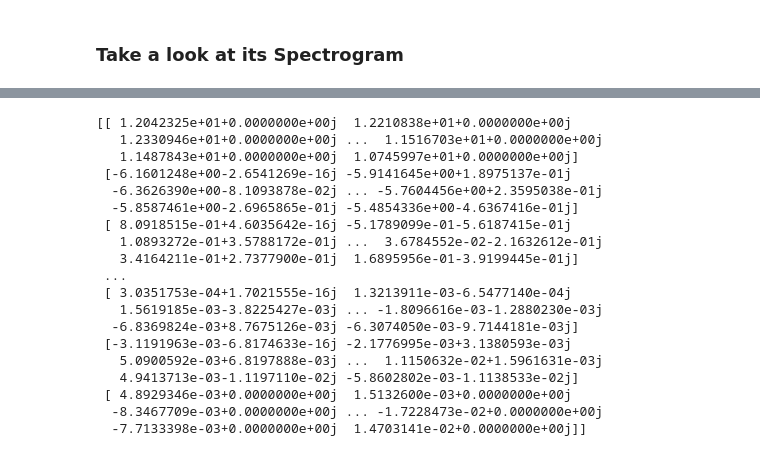
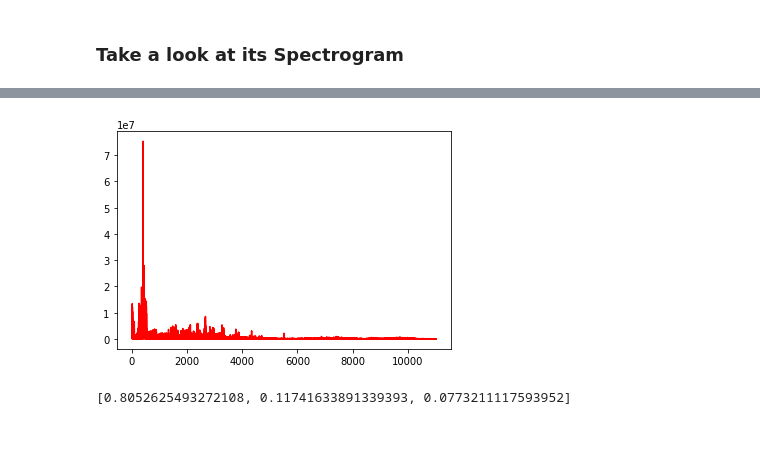
Before and after one commit to cksajil/MusicRJ, a Jupyter notebook: EDA.ipynb, the cells around one changed output, grey strips where cells are left out. Cells and saved outputs as stored; diff of their text form; code cells hidden in the pictures.

```diff
--- a/EDA.ipynb
+++ b/EDA.ipynb
@@ -54,22 +48,16 @@ librosa.display.specshow(Xdb, sr=Fs, x_axis='time', y_axis='hz')
-# %%
-print(X)
-# %% [output]
-[[ 1.2042325e+01+0.0000000e+00j  1.2210838e+01+0.0000000e+00j
-   1.2330946e+01+0.0000000e+00j ...  1.1516703e+01+0.0000000e+00j
-   1.1487843e+01+0.0000000e+00j  1.0745997e+01+0.0000000e+00j]
- [-6.1601248e+00-2.6541269e-16j -5.9141645e+00+1.8975137e-01j
-  -6.3626390e+00-8.1093878e-02j ... -5.7604456e+00+2.3595038e-01j
-  -5.8587461e+00-2.6965865e-01j -5.4854336e+00-4.6367416e-01j]
- [ 8.0918515e-01+4.6035642e-16j -5.1789099e-01-5.6187415e-01j
-   1.0893272e-01+3.5788172e-01j ...  3.6784552e-02-2.1632612e-01j
-   3.4164211e-01+2.7377900e-01j  1.6895956e-01-3.9199445e-01j]
- ...
- [ 3.0351753e-04+1.7021555e-16j  1.3213911e-03-6.5477140e-04j
-   1.5619185e-03-3.8225427e-03j ... -1.8096616e-03-1.2880230e-03j
-  -6.8369824e-03+8.7675126e-03j -6.3074050e-03-9.7144181e-03j]
- [-3.1191963e-03-6.8174633e-16j -2.1776995e-03+3.1380593e-03j
-   5.0900592e-03+6.8197888e-03j ...  1.1150632e-02+1.5961631e-03j
-   4.9413713e-03-1.1197110e-02j -5.8602802e-03-1.1138533e-02j]
- [ 4.8929346e-03+0.0000000e+00j  1.5132600e-03+0.0000000e+00j
-  -8.3467709e-03+0.0000000e+00j ... -1.7228473e-02+0.0000000e+00j
-  -7.7133398e-03+0.0000000e+00j  1.4703141e-02+0.0000000e+00j]]
+# %%
+from scipy.fftpack import fft
+from scipy.io import wavfile
+import numpy as np
+from scipy.signal import blackman
+fs, data = wavfile.read(CorpusPath+selected)
+w = blackman(len(data))
+c = fft(data*w)
+d = len(c)/2
+xf = np.linspace(0.0, 1.0/(2.0*(1/Fs)), len(data)//2)
+Mag = abs(c[:int(d)])
+# %%
+plt.plot(xf, Mag,'r')
+plt.show()
+# %% [output]
+[figure, added]
@@ -75,0 +67,4 @@ print(X)
+# %%
+norm
+# %% [output]
+[0.8052625493272108, 0.11741633891339393, 0.0773211117593952]
```
Also changed, not shown: parts of 4 cells of this notebook, 1 other file.
